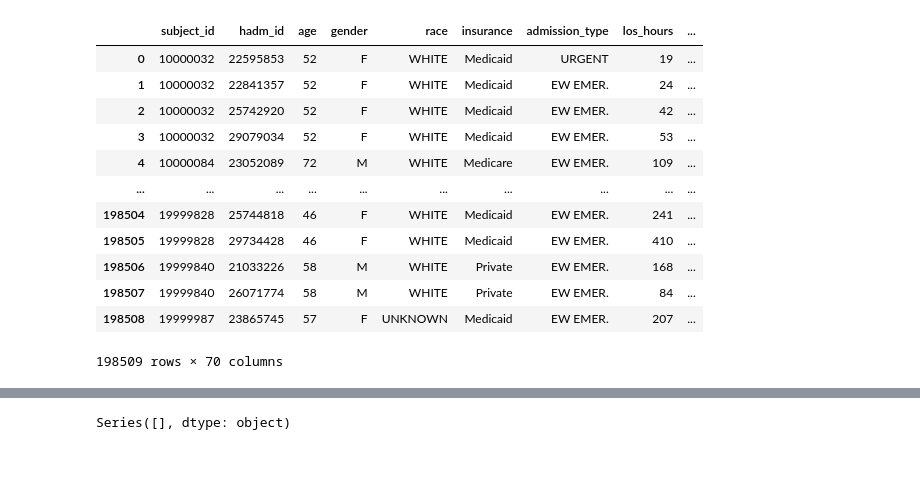
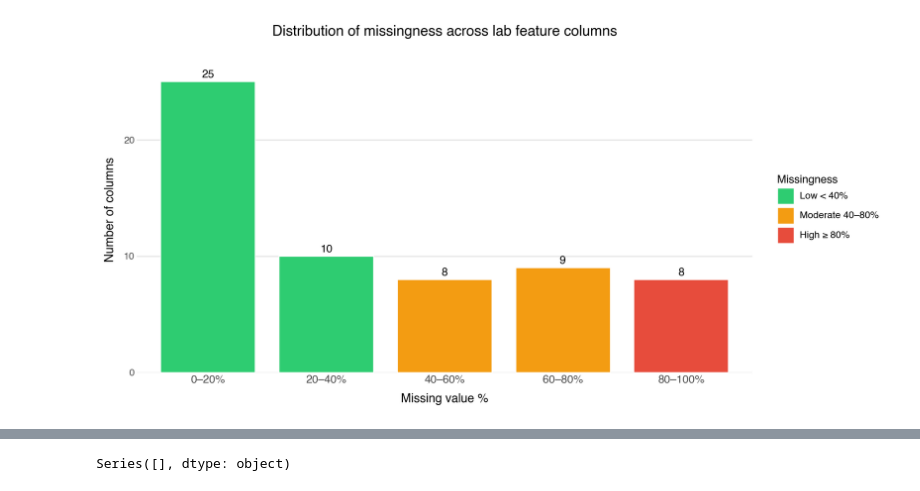
Before and after one commit to matekenya/amr-xai, a Jupyter notebook: clean_and_impute_missing_values.ipynb, the cells around one changed output, grey strips where cells are left out. Saved outputs shown, nothing was run; the diff lists cells and outputs as text; code cells hidden in the pictures; blank space fills up the shorter version.

```diff
--- a/clean_and_impute_missing_values.ipynb
+++ b/clean_and_impute_missing_values.ipynb
@@ -87,21 +91,8 @@ missingness_plot
 # %%
 #Removing all the columns that have 100% missing values
-
 cols_to_drop = df.columns[df.isna().mean() == 1].tolist()
 df = df.drop(columns=cols_to_drop)
+
+plot_missing(df)
+# %% [output]
+[figure, added]
-# %%
-df
-# %% [output]
-|  | subject_id | hadm_id | age | gender | race | insurance | admission_type | los_hours | ... |
-| 0 | 10000032 | 22595853 | 52 | F | WHITE | Medicaid | URGENT | 19 | ... |
-| 1 | 10000032 | 22841357 | 52 | F | WHITE | Medicaid | EW EMER. | 24 | ... |
-| 2 | 10000032 | 25742920 | 52 | F | WHITE | Medicaid | EW EMER. | 42 | ... |
-| 3 | 10000032 | 29079034 | 52 | F | WHITE | Medicaid | EW EMER. | 53 | ... |
-| 4 | 10000084 | 23052089 | 72 | M | WHITE | Medicare | EW EMER. | 109 | ... |
-| ... | ... | ... | ... | ... | ... | ... | ... | ... | ... |
-| 198504 | 19999828 | 25744818 | 46 | F | WHITE | Medicaid | EW EMER. | 241 | ... |
-| 198505 | 19999828 | 29734428 | 46 | F | WHITE | Medicaid | EW EMER. | 410 | ... |
-| 198506 | 19999840 | 21033226 | 58 | M | WHITE | Private | EW EMER. | 168 | ... |
-| 198507 | 19999840 | 26071774 | 58 | M | WHITE | Private | EW EMER. | 84 | ... |
-| 198508 | 19999987 | 23865745 | 57 | F | UNKNOWN | Medicaid | EW EMER. | 207 | ... |
-198509 rows × 70 columns
```
Also changed, not shown: parts of 29 cells of this notebook, 6 other files.
